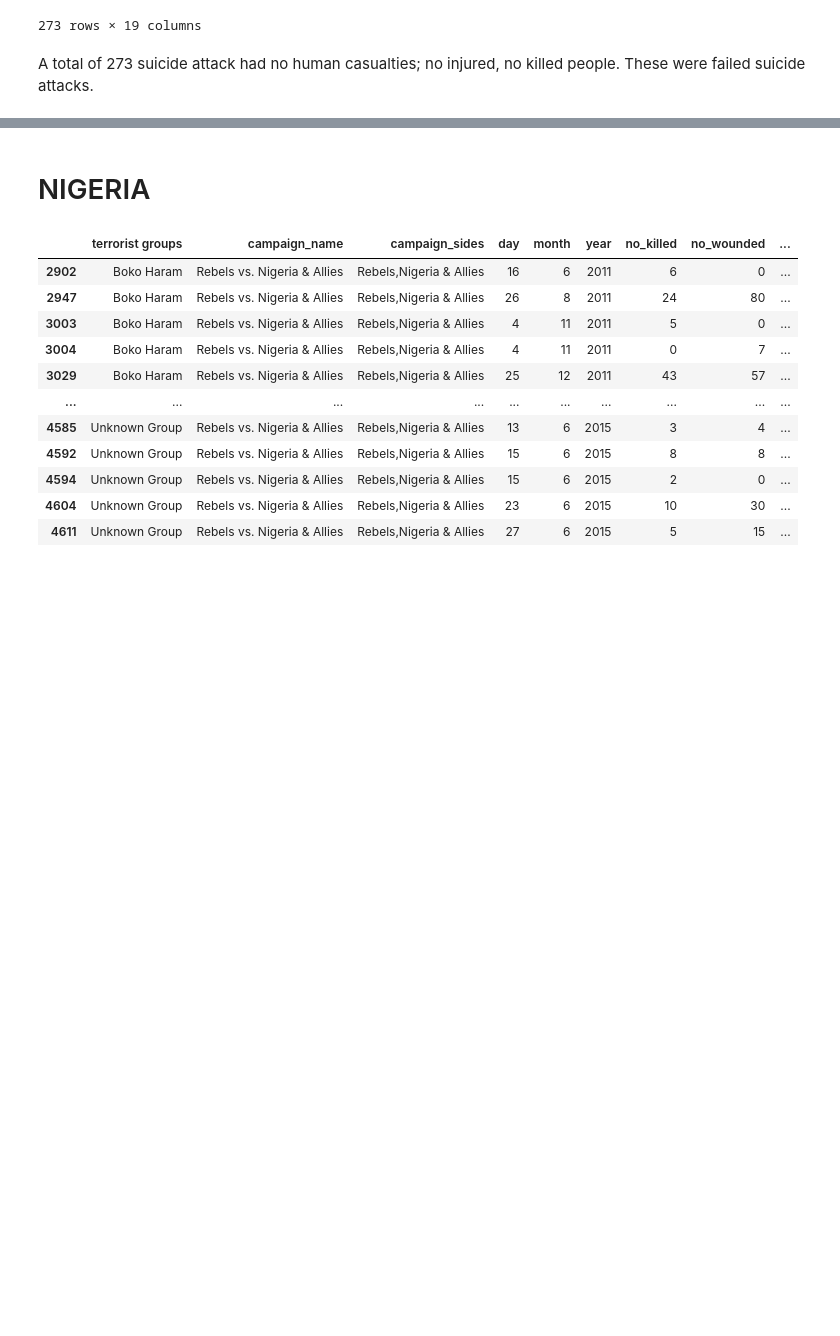
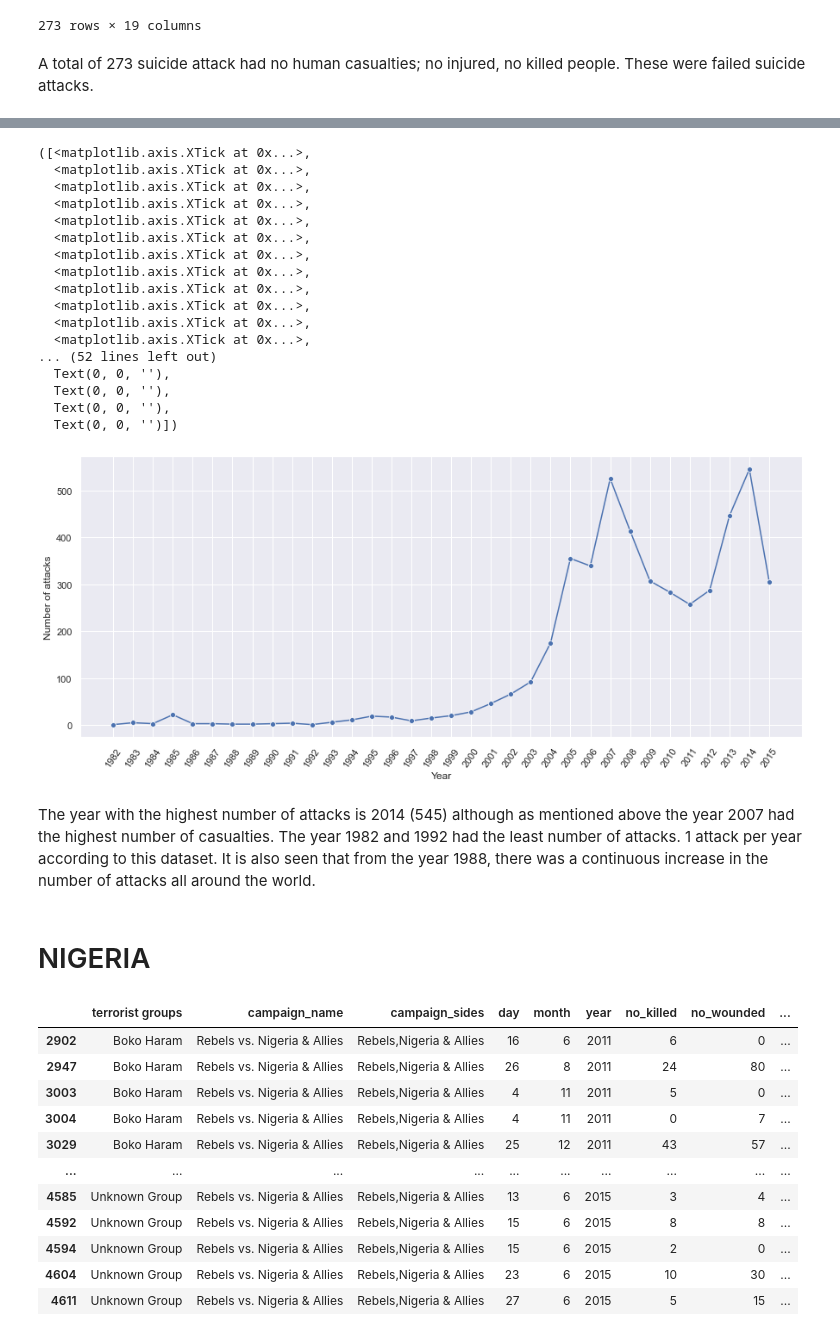
Before and after one commit to Goldochim/Projects-with-Friends, a Jupyter notebook: suicide.ipynb, the cells around one changed output, grey strips where cells are left out. Drawn from its saved outputs; the diff is of its cells as text; code cells hidden in the pictures; blank space fills up the shorter version.

```diff
--- a/suicide.ipynb
+++ b/suicide.ipynb
@@ -100,3 +218,33 @@ A total of 273 suicide attack had no human casualties; no injured, no killed peo
+# %%
+plt.figure(figsize=(15, 6))
+sns.set_theme(style='darkgrid')
+sns.lineplot(data=df['year'].value_counts(), marker='o')
+plt.xlabel('Year')
+plt.ylabel('Number of attacks')
+xaxis=[1982, 1983, 1984, 1985, 1986, 1987, 1988, 1989, 1990, 1991, 1992, 1993, 1994, 1995, 1996, 1997, 1998, 1999, 2000, 2001, 2002, 2003, 2004, 2005, 2006, 2007, 2008, 2009, 2010, 2011, 2012, 2013, 2014, 2015]
+plt.xticks(xaxis, rotation=55)
+# %% [output]
+([<matplotlib.axis.XTick at 0x...>,
+  <matplotlib.axis.XTick at 0x...>,
+  <matplotlib.axis.XTick at 0x...>,
+  <matplotlib.axis.XTick at 0x...>,
+  <matplotlib.axis.XTick at 0x...>,
+  <matplotlib.axis.XTick at 0x...>,
+  <matplotlib.axis.XTick at 0x...>,
+  <matplotlib.axis.XTick at 0x...>,
+  <matplotlib.axis.XTick at 0x...>,
+  <matplotlib.axis.XTick at 0x...>,
+  <matplotlib.axis.XTick at 0x...>,
+  <matplotlib.axis.XTick at 0x...>,
+... (52 lines left out)
+  Text(0, 0, ''),
+  Text(0, 0, ''),
+  Text(0, 0, ''),
+  Text(0, 0, '')])
+[figure, added]
+# %% [markdown]
+The year with the highest number of attacks is 2014 (545) although as mentioned above the year 2007 had the highest number of casualties. The year 1982 and 1992 had the least number of attacks. 1 attack per year according to this dataset.
+It is also seen that from the year 1988, there was a continuous increase in the number of attacks all around the world.
 # %% [markdown]
 # NIGERIA
 # %%
```
Also changed, not shown: parts of 17 cells of this notebook.
